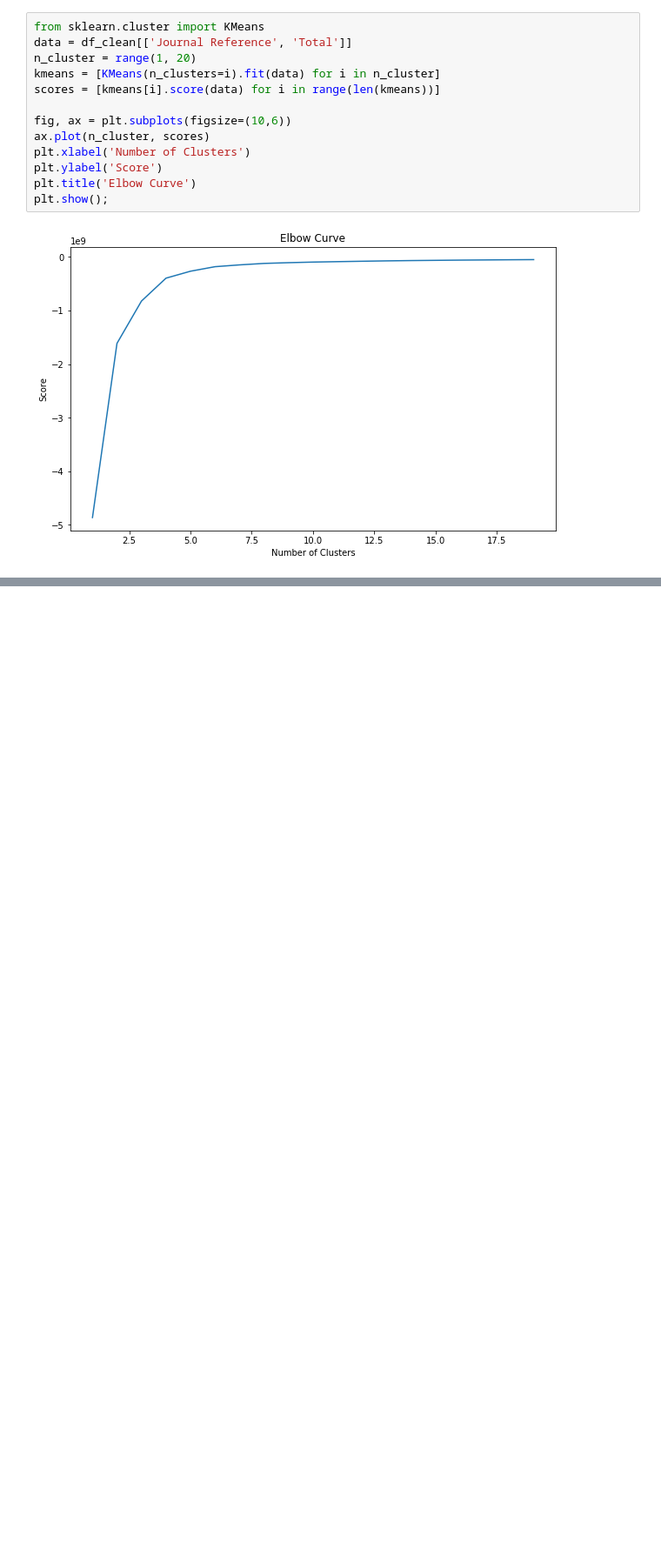
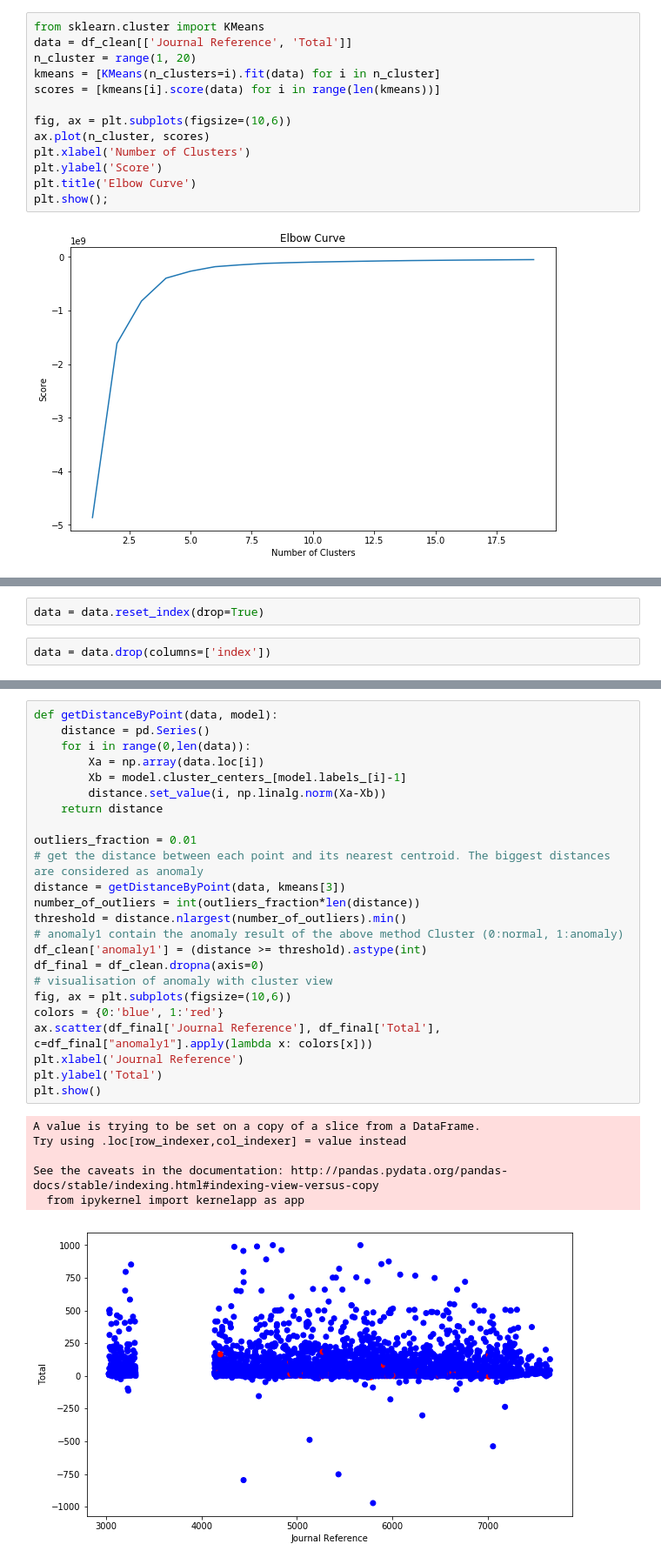
Before and after one commit to piy0999/Unicorns-First, a Jupyter notebook: outlier_detect_model.ipynb, the cells around one changed output, grey strips where cells are left out. Shown at 87% size. Drawn from its saved outputs; the diff is of its cells as text; blank space fills up the shorter version.

```diff
--- a/outlier_detect_model.ipynb
+++ b/outlier_detect_model.ipynb
@@ -88,0 +110,4 @@ NameError: name 'Axes3D' is not defined
+# %%
+data = data.reset_index(drop=True)
+# %%
+data = data.drop(columns=['index'])
@@ -88,0 +123,31 @@ NameError: name 'Axes3D' is not defined
+# %%
+def getDistanceByPoint(data, model):
+    distance = pd.Series()
+    for i in range(0,len(data)):
+        Xa = np.array(data.loc[i])
+        Xb = model.cluster_centers_[model.labels_[i]-1]
+        distance.set_value(i, np.linalg.norm(Xa-Xb))
+    return distance
+
+outliers_fraction = 0.01
+# get the distance between each point and its nearest centroid. The biggest distances are considered as anomaly
+distance = getDistanceByPoint(data, kmeans[3])
+number_of_outliers = int(outliers_fraction*len(distance))
+threshold = distance.nlargest(number_of_outliers).min()
+# anomaly1 contain the anomaly result of the above method Cluster (0:normal, 1:anomaly)
+df_clean['anomaly1'] = (distance >= threshold).astype(int)
+df_final = df_clean.dropna(axis=0)
+# visualisation of anomaly with cluster view
+fig, ax = plt.subplots(figsize=(10,6))
+colors = {0:'blue', 1:'red'}
+ax.scatter(df_final['Journal Reference'], df_final['Total'], c=df_final["anomaly1"].apply(lambda x: colors[x]))
+plt.xlabel('Journal Reference')
+plt.ylabel('Total')
+plt.show()
+# %% [output]
+A value is trying to be set on a copy of a slice from a DataFrame.
+Try using .loc[row_indexer,col_indexer] = value instead
+
+See the caveats in the documentation: http://pandas.pydata.org/pandas-docs/stable/indexing.html#indexing-view-versus-copy
+  from ipykernel import kernelapp as app
+[figure, added]
```
Also changed, not shown: parts of 5 cells of this notebook.
